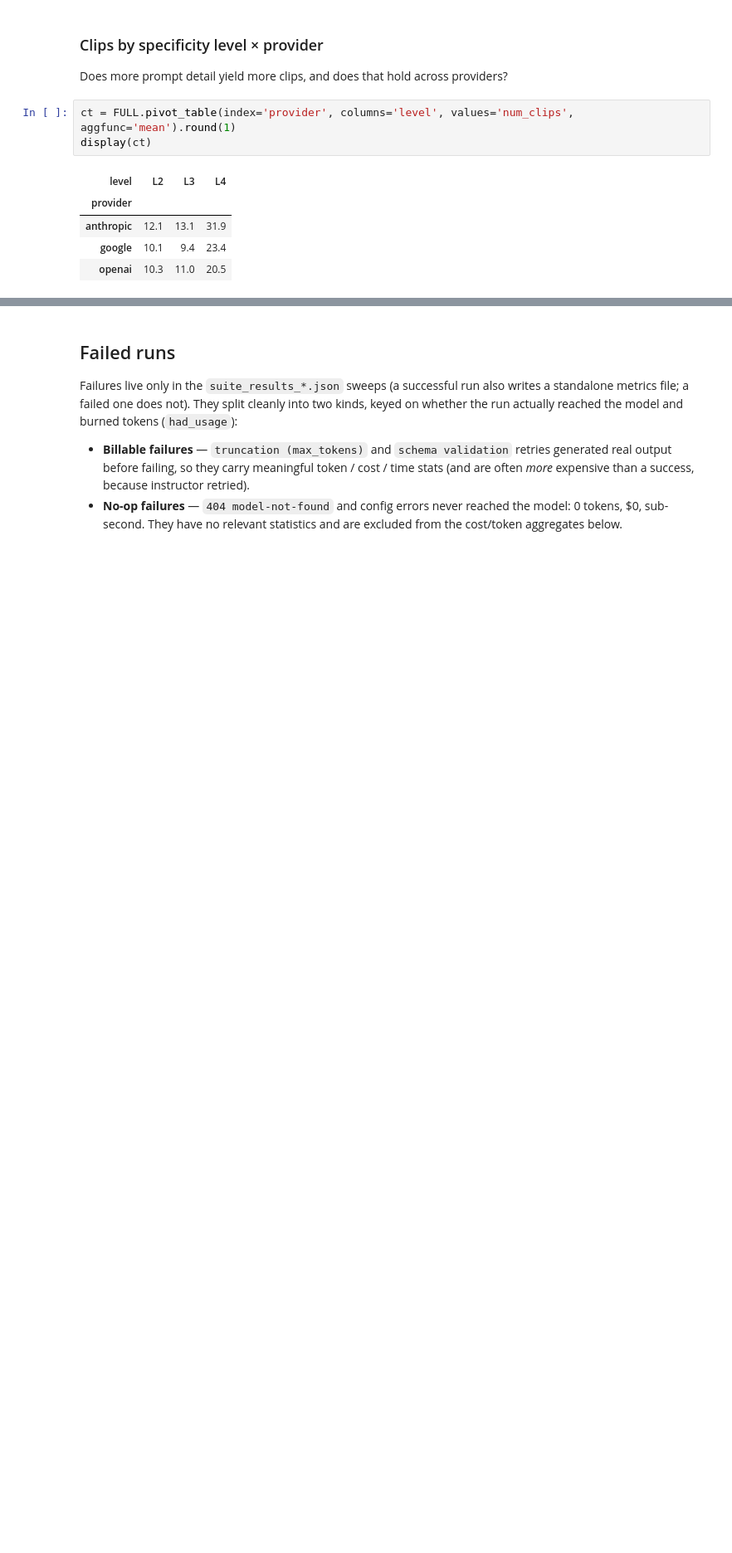
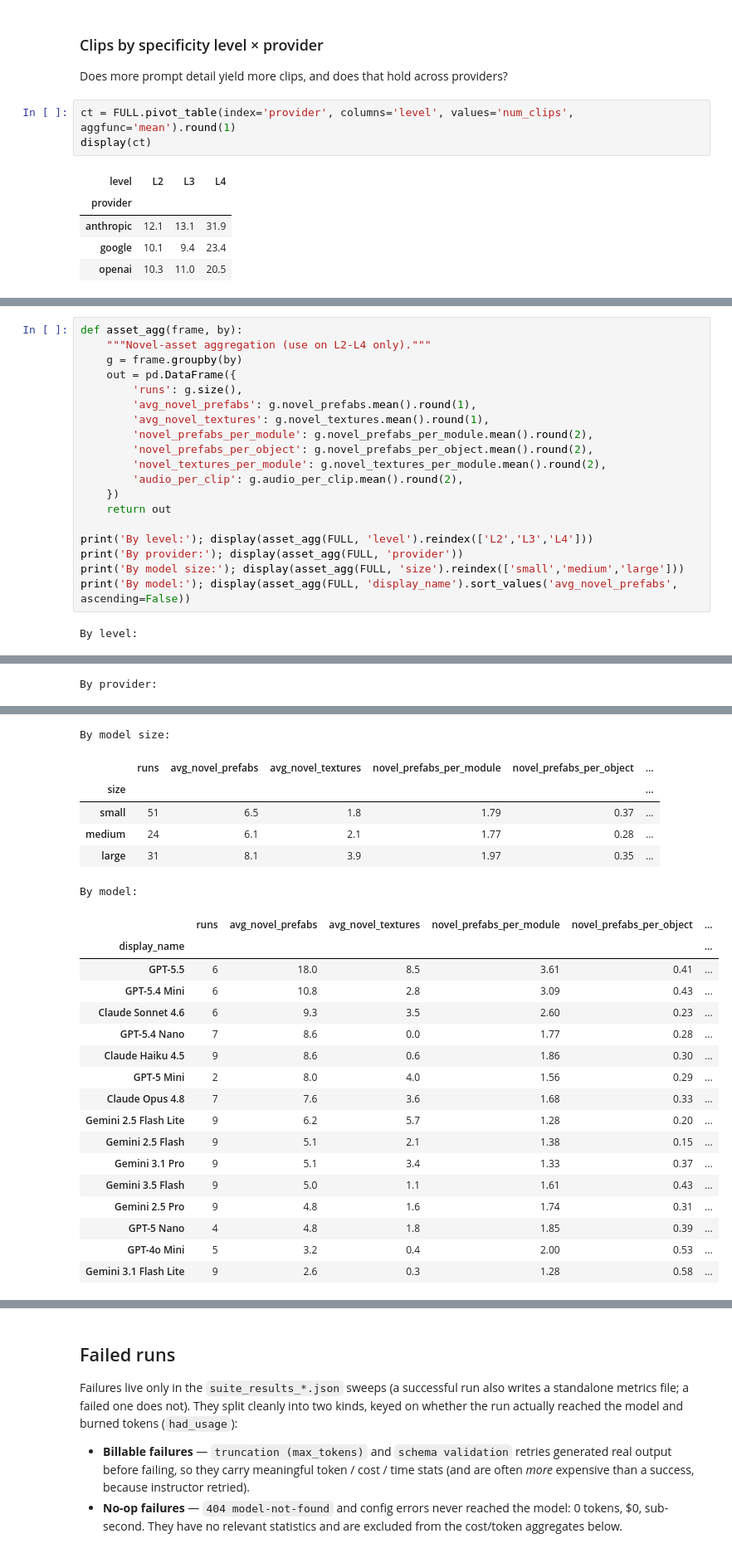
Before and after one commit to Sharkful/llm_ARLEM_Generation, a Jupyter notebook: Artifacts/Data/Benchmark/Reports/benchmark_statistics.ipynb, the cells around one changed output, grey strips where cells are left out. Shown at 83% size. Saved outputs shown, nothing was run; the diff lists cells and outputs as text; blank space fills up the shorter version.

```diff
--- a/Artifacts/Data/Benchmark/Reports/benchmark_statistics.ipynb
+++ b/Artifacts/Data/Benchmark/Reports/benchmark_statistics.ipynb
@@ -228,0 +235,21 @@ display(ct)
+# %%
+def asset_agg(frame, by):
+    """Novel-asset aggregation (use on L2-L4 only)."""
+    g = frame.groupby(by)
+    out = pd.DataFrame({
+        'runs': g.size(),
+        'avg_novel_prefabs': g.novel_prefabs.mean().round(1),
+        'avg_novel_textures': g.novel_textures.mean().round(1),
+        'novel_prefabs_per_module': g.novel_prefabs_per_module.mean().round(2),
+        'novel_prefabs_per_object': g.novel_prefabs_per_object.mean().round(2),
+        'novel_textures_per_module': g.novel_textures_per_module.mean().round(2),
+        'audio_per_clip': g.audio_per_clip.mean().round(2),
+    })
+    return out
+
+print('By level:'); display(asset_agg(FULL, 'level').reindex(['L2','L3','L4']))
+print('By provider:'); display(asset_agg(FULL, 'provider'))
+print('By model size:'); display(asset_agg(FULL, 'size').reindex(['small','medium','large']))
+print('By model:'); display(asset_agg(FULL, 'display_name').sort_values('avg_novel_prefabs', ascending=False))
+# %% [output]
+By level:
@@ -228,0 +261 @@ display(ct)
+By provider:
@@ -228,0 +267,24 @@ display(ct)
+By model size:
+|  | runs | avg_novel_prefabs | avg_novel_textures | novel_prefabs_per_module | novel_prefabs_per_object | ... |
+| size |  |  |  |  |  | ... |
+| small | 51 | 6.5 | 1.8 | 1.79 | 0.37 | ... |
+| medium | 24 | 6.1 | 2.1 | 1.77 | 0.28 | ... |
+| large | 31 | 8.1 | 3.9 | 1.97 | 0.35 | ... |
+By model:
+|  | runs | avg_novel_prefabs | avg_novel_textures | novel_prefabs_per_module | novel_prefabs_per_object | ... |
+| display_name |  |  |  |  |  | ... |
+| GPT-5.5 | 6 | 18.0 | 8.5 | 3.61 | 0.41 | ... |
+| GPT-5.4 Mini | 6 | 10.8 | 2.8 | 3.09 | 0.43 | ... |
+| Claude Sonnet 4.6 | 6 | 9.3 | 3.5 | 2.60 | 0.23 | ... |
+| GPT-5.4 Nano | 7 | 8.6 | 0.0 | 1.77 | 0.28 | ... |
+| Claude Haiku 4.5 | 9 | 8.6 | 0.6 | 1.86 | 0.30 | ... |
+| GPT-5 Mini | 2 | 8.0 | 4.0 | 1.56 | 0.29 | ... |
+| Claude Opus 4.8 | 7 | 7.6 | 3.6 | 1.68 | 0.33 | ... |
+| Gemini 2.5 Flash Lite | 9 | 6.2 | 5.7 | 1.28 | 0.20 | ... |
+| Gemini 2.5 Flash | 9 | 5.1 | 2.1 | 1.38 | 0.15 | ... |
+| Gemini 3.1 Pro | 9 | 5.1 | 3.4 | 1.33 | 0.37 | ... |
+| Gemini 3.5 Flash | 9 | 5.0 | 1.1 | 1.61 | 0.43 | ... |
+| Gemini 2.5 Pro | 9 | 4.8 | 1.6 | 1.74 | 0.31 | ... |
+| GPT-5 Nano | 4 | 4.8 | 1.8 | 1.85 | 0.39 | ... |
+| GPT-4o Mini | 5 | 3.2 | 0.4 | 2.00 | 0.53 | ... |
+| Gemini 3.1 Flash Lite | 9 | 2.6 | 0.3 | 1.28 | 0.58 | ... |
```
Also changed, not shown: parts of 9 cells of this notebook, 8 other files.
